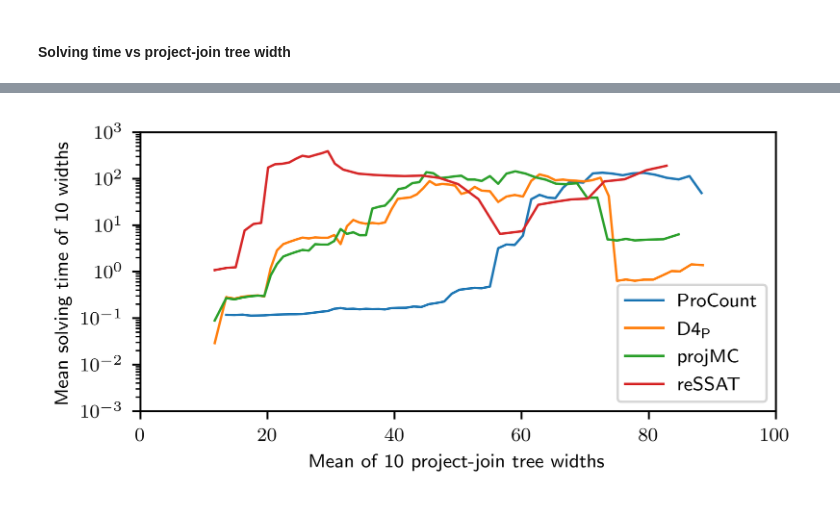
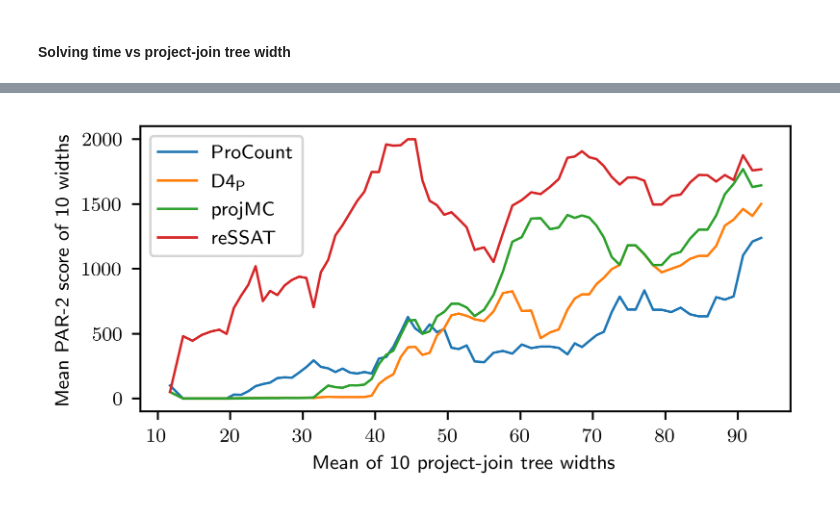
Before and after one commit to vardigroup/DPMC, a Jupyter notebook: experiments/procount.ipynb, the cells around one changed output, grey strips where cells are left out. Drawn from its saved outputs; the diff is of its cells as text; code cells hidden in the pictures.

Commit message:
changed figWidths.pgf to par-2

```diff
--- a/experiments/procount.ipynb
+++ b/experiments/procount.ipynb
@@ -90,7 +90,8 @@ EXP_CONFIG = ExperimentConfig(
 
 BENCHMARK_DIR_PATHS = [
     f'benchmarks/{fam}/{ext}'
-    for fam in ['bird', 'waps'] for ext in ['cnf', 'sdimacs', 'var', 'weight', 'wpcnf']
+    for fam in ['bird', 'waps']
+    for ext in ['cnf', 'sdimacs', 'var', 'weight', 'wpcnf']
 ]
 
 class ProCountInst(SlurmInstance):
@@ -2020,11 +1994,13 @@ drawSolvingCurvesA(.8)
 # %% [markdown]
 #### Solving time vs project-join tree width
 # %%
-TABLE1 = FLOW0.query(f'''
+WIDTH_TABLE = FLOW0.query(f'''
 select benchmark,width1,time1 from data
 where width is not null
 order by width1
 ''')
 
-TABLE1 # 891 benchmarks
+WIDTH_TABLE = WIDTH_TABLE.merge(SAT_TABLE)
+
+WIDTH_TABLE
 # %% [output]
@@ -2142 +2073,28 @@ def plotTimesByWidth():
+# %%
+NAMES = {
+    DPMC: 'Dpmc',
+    D4P: 'D4p',
+    PROJMC: 'Projmc',
+    SSAT: 'Ssat'
+}
+
+def plotMeanPar2ScoreByMeanWidth():
+    (fig, ax) = getFigAx(.45)
+    widths = 10
+    mapping = getMeanScoreByMeanWidthBySolver(widthCount=widths, par2=True)
+    for (label, solver) in NAMES.items():
+        m = mapping[solver]
+        ax.plot(m.keys(), m.values(), label=label, linewidth=1)
+    ax.legend()
+#     ax.set_xlim(0, 100)
+#     ax.set_yscale('log')
+#     ax.set_ylim(MIN_TIME, SECS3 * 2)
+#     ax.set_ylim(0, SECS3 * 2)
+    ax.set_xlabel(f'Mean of {widths} project-join tree widths')
+    ax.set_ylabel(f'Mean PAR-2 score of {widths} widths')
+    saveFig(fig, 'figWidths.pgf')
+
+plotMeanPar2ScoreByMeanWidth()
+# %% [output]
+[figure, added]
 # %%
@@ -2152,19 +2116,0 @@ def plotMeanTimeByWidth():
-# %%
-def plotMeanTimeByMeanWidth():
-    (fig, ax) = getFigAx(.45)
-    widths = 10
-    mapping = getMeanTimeByMeanWidthBySolver(widths)
-    for (label, solver) in NAMES.items():
-        m = mapping[solver]
-        ax.plot(m.keys(), m.values(), label=label, linewidth=1)
-    ax.legend()
-    ax.set_yscale('log')
-    ax.set_xlim(0, 100)
-    ax.set_ylim(MIN_TIME, 1000)
-    ax.set_xlabel(f'Mean of {widths} project-join tree widths')
-    ax.set_ylabel(f'Mean solving time of {widths} widths')
-    saveFig(fig, 'figWidths.pgf')
-
-plotMeanTimeByMeanWidth()
-# %% [output]
-[figure, removed]
```
Also changed, not shown: parts of 41 cells of this notebook, 1 other file.
